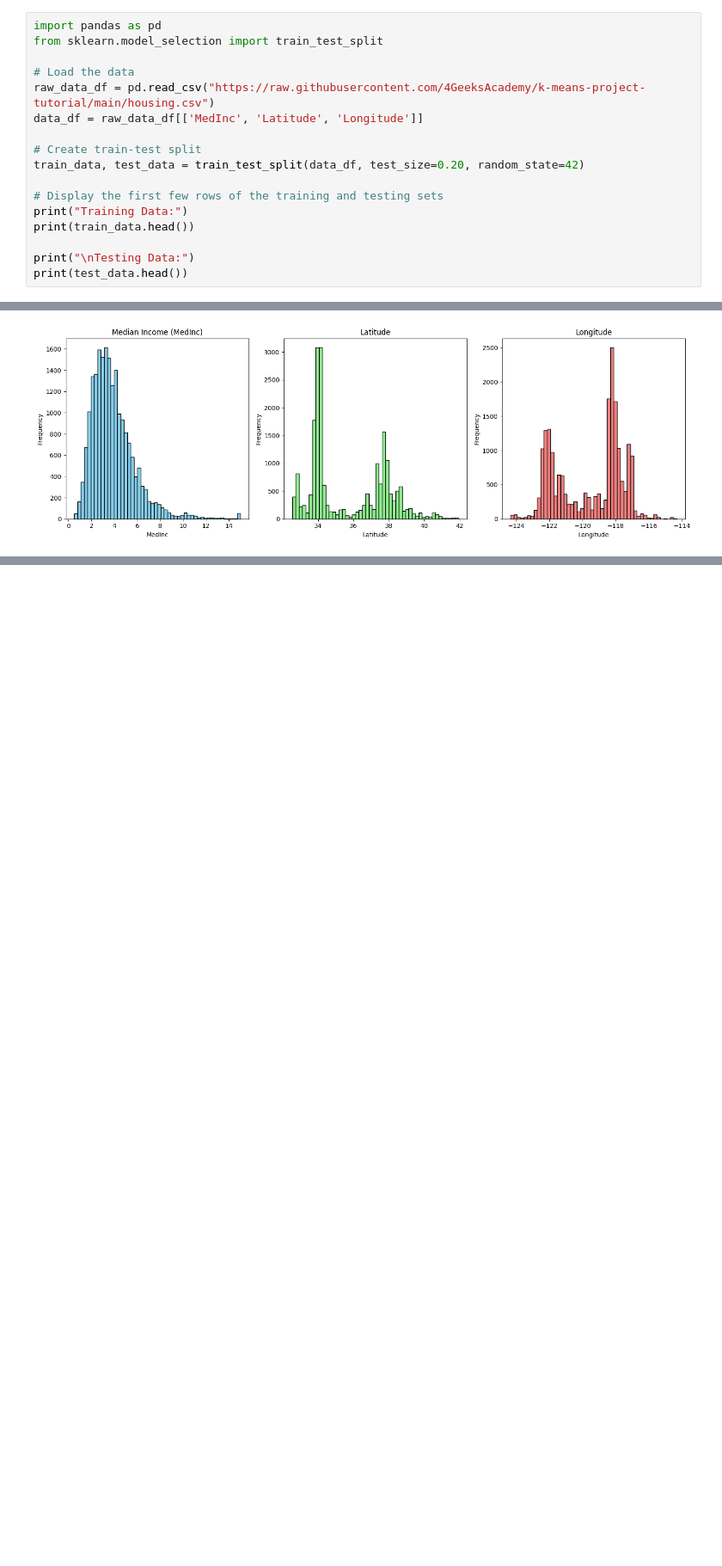
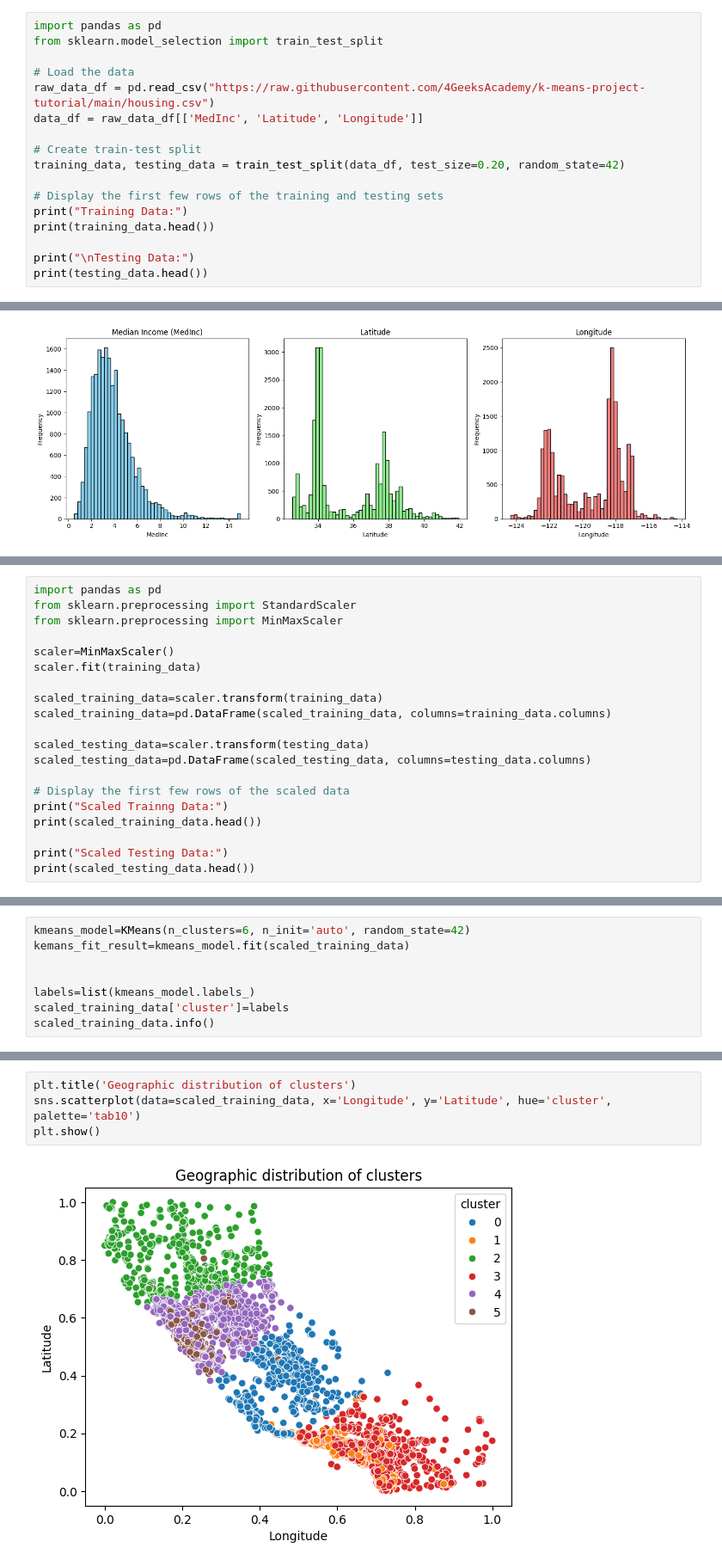
Before and after one commit to 4GeeksAcademy/aaronmatthews4-k-means-clustering-california-housing, a Jupyter notebook: src/explore.ipynb, the cells around one changed output, grey strips where cells are left out. Shown at 86% size. Cells and saved outputs as stored; diff of their text form; blank space fills up the shorter version.

```diff
--- a/src/explore.ipynb
+++ b/src/explore.ipynb
@@ -47,14 +49,14 @@ raw_data_df = pd.read_csv("https://raw.githubusercontent.com/4GeeksAcademy/k-mea
 data_df = raw_data_df[['MedInc', 'Latitude', 'Longitude']]
 
 # Create train-test split
-train_data, test_data = train_test_split(data_df, test_size=0.20, random_state=42)
+training_data, testing_data = train_test_split(data_df, test_size=0.20, random_state=42)
 
 # Display the first few rows of the training and testing sets
 print("Training Data:")
-print(train_data.head())
+print(training_data.head())
 
 print("\nTesting Data:")
-print(test_data.head())
+print(testing_data.head())
 # %% [output]
 Training Data:
        MedInc  Latitude  Longitude
@@ -175,0 +156,20 @@ Scaled Data:
+# %%
+import pandas as pd
+from sklearn.preprocessing import StandardScaler
+from sklearn.preprocessing import MinMaxScaler
+
+scaler=MinMaxScaler()
+scaler.fit(training_data)
+
+scaled_training_data=scaler.transform(training_data)
+scaled_training_data=pd.DataFrame(scaled_training_data, columns=training_data.columns)
+
+scaled_testing_data=scaler.transform(testing_data)
+scaled_testing_data=pd.DataFrame(scaled_testing_data, columns=testing_data.columns)
+
+# Display the first few rows of the scaled data
+print("Scaled Trainng Data:")
+print(scaled_training_data.head())
+
+print("Scaled Testing Data:")
+print(scaled_testing_data.head())
@@ -175,0 +193,8 @@ Scaled Data:
+# %%
+kmeans_model=KMeans(n_clusters=6, n_init='auto', random_state=42)
+kemans_fit_result=kmeans_model.fit(scaled_training_data)
+
+
+labels=list(kmeans_model.labels_)
+scaled_training_data['cluster']=labels
+scaled_training_data.info()
@@ -175,0 +213,6 @@ Scaled Data:
+# %%
+plt.title('Geographic distribution of clusters')
+sns.scatterplot(data=scaled_training_data, x='Longitude', y='Latitude', hue='cluster', palette='tab10')
+plt.show()
+# %% [output]
+[figure, added]
```
Also changed, not shown: parts of 24 cells of this notebook.
